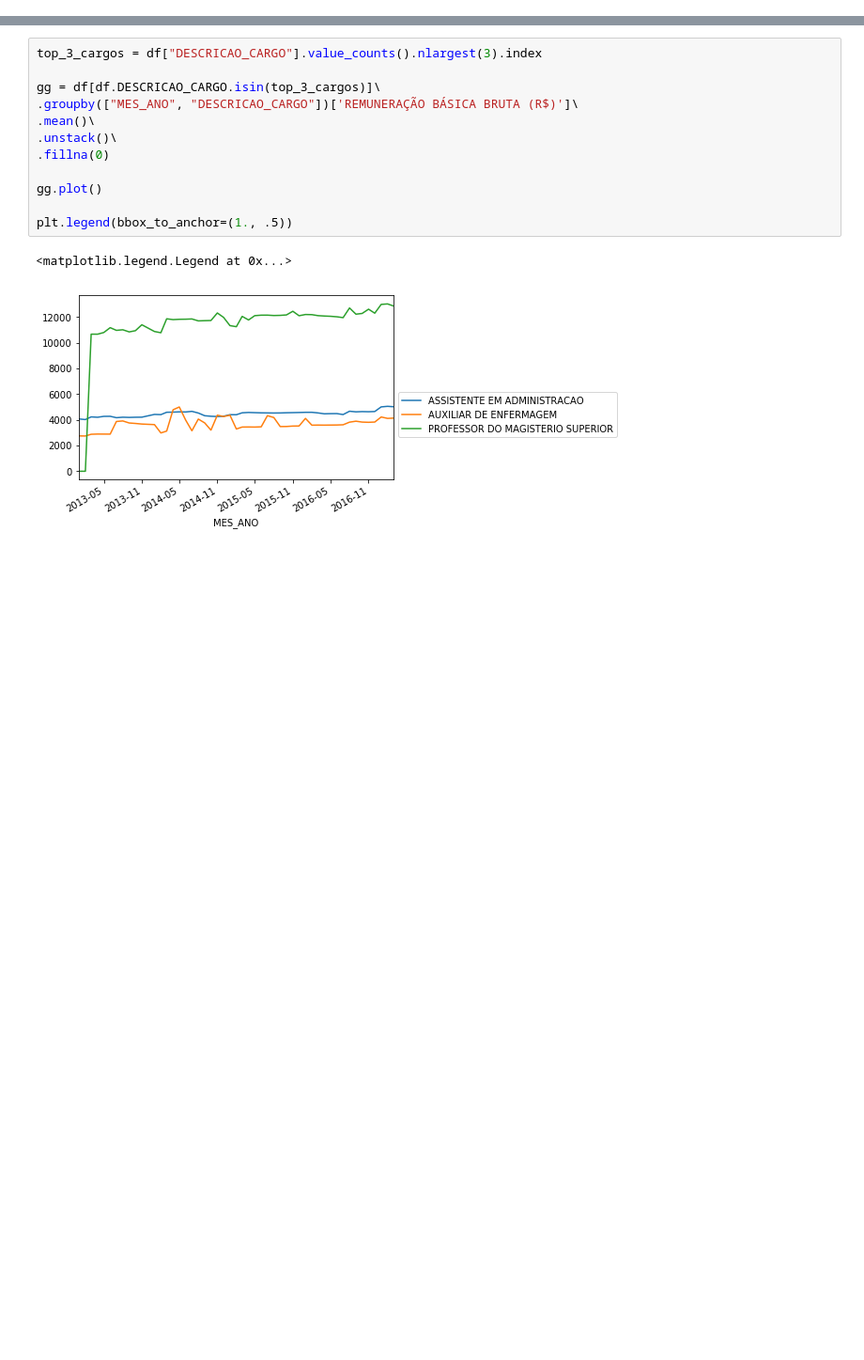
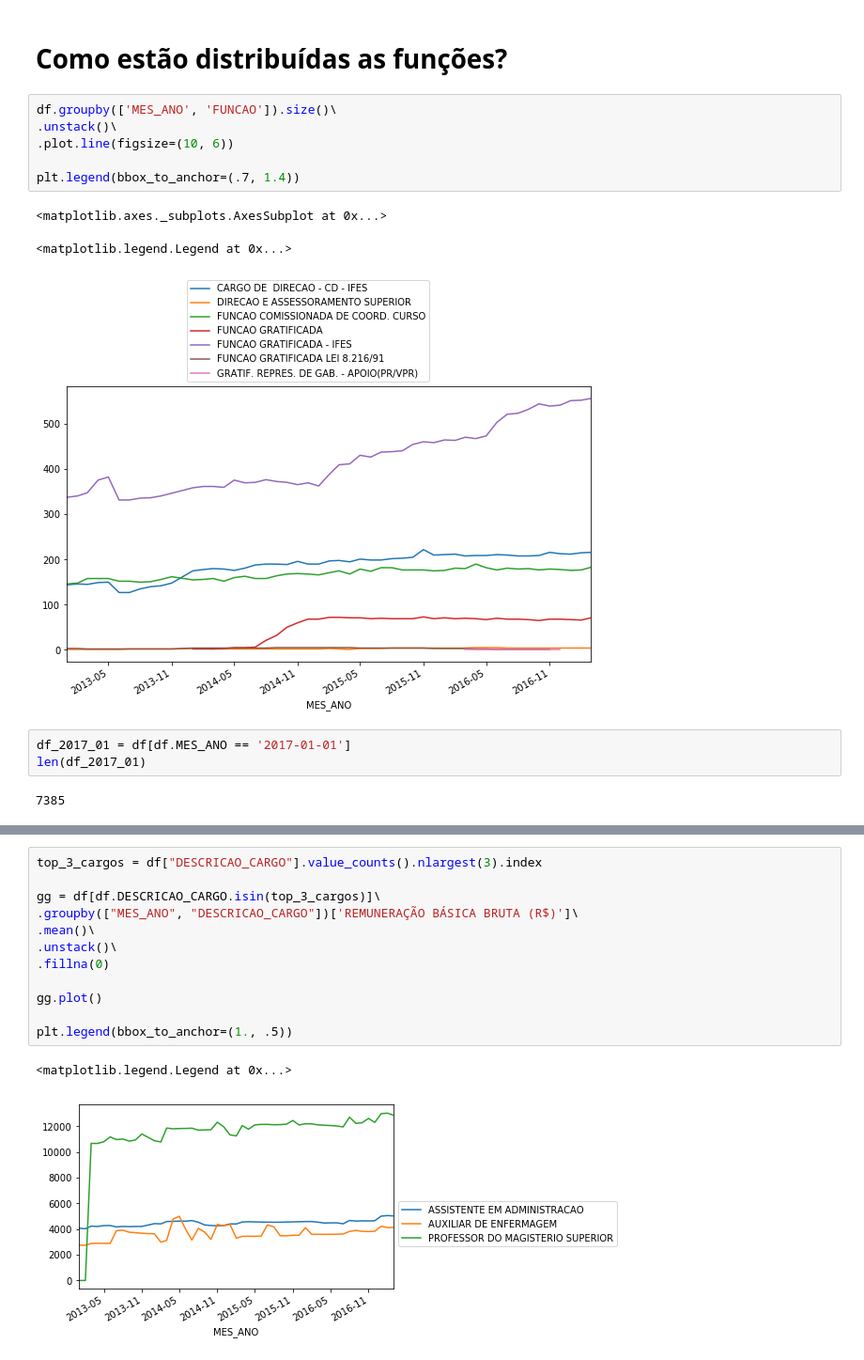
Before and after one commit to abevieiramota/course-python-data-analysis1, a Jupyter notebook: 04 - Analise/4.x - Remuneracao UFC.ipynb, the cells around one changed output, grey strips where cells are left out. Shown at 94% size. Drawn from its saved outputs; the diff is of its cells as text; blank space fills up the shorter version.

```diff
--- a/04 - Analise/4.x - Remuneracao UFC.ipynb
+++ b/04 - Analise/4.x - Remuneracao UFC.ipynb
@@ -58,0 +50,17 @@ df = read_ufc("../../dataset-remuneracao-federal/")
+# %% [markdown]
+# Como estão distribuídas as funções?
+# %%
+df.groupby(['MES_ANO', 'FUNCAO']).size()\
+.unstack()\
+.plot.line(figsize=(10, 6))
+
+plt.legend(bbox_to_anchor=(.7, 1.4))
+# %% [output]
+<matplotlib.axes._subplots.AxesSubplot at 0x...>
+<matplotlib.legend.Legend at 0x...>
+[figure, added]
+# %%
+df_2017_01 = df[df.MES_ANO == '2017-01-01']
+len(df_2017_01)
+# %% [output]
+7385
```
Also changed, not shown: parts of 16 cells of this notebook, 3 other files.
